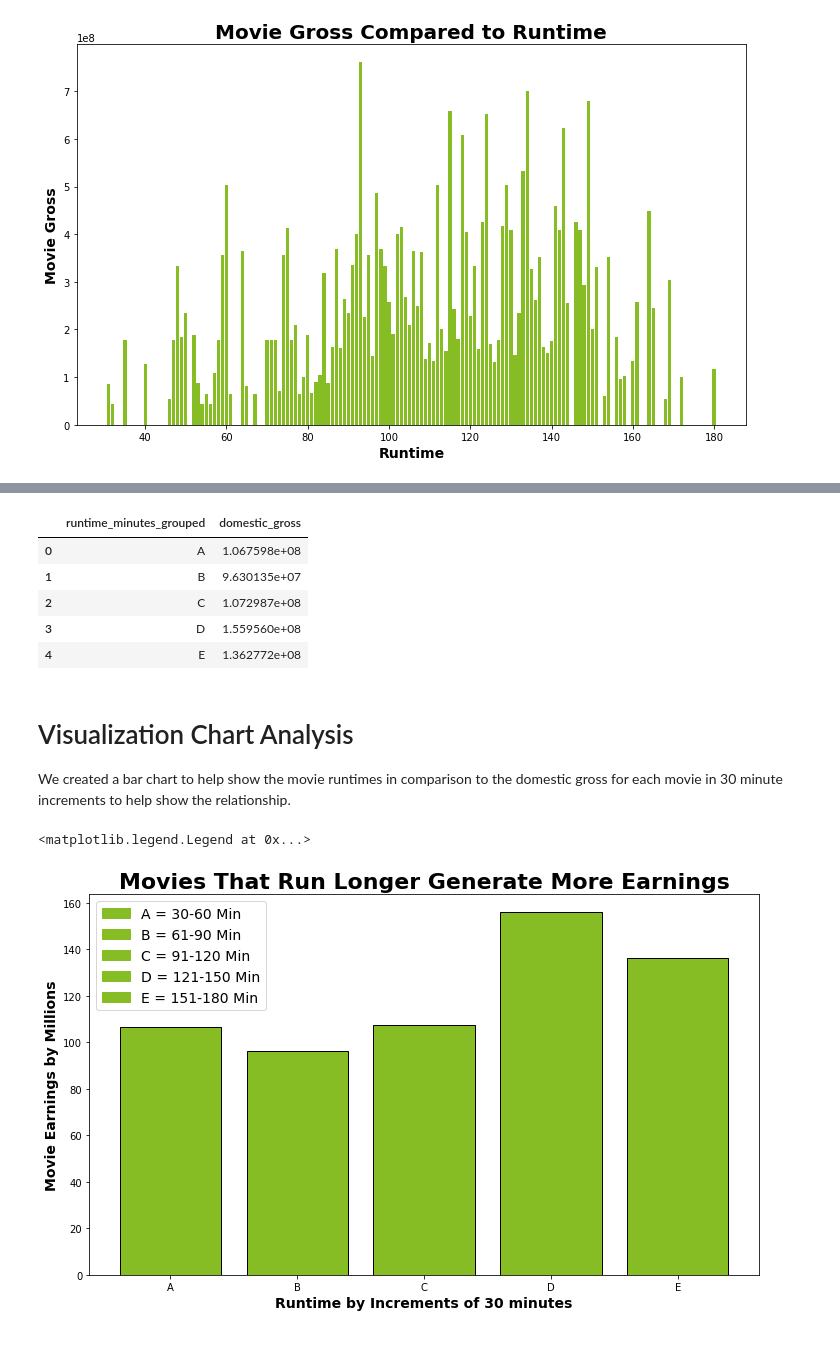
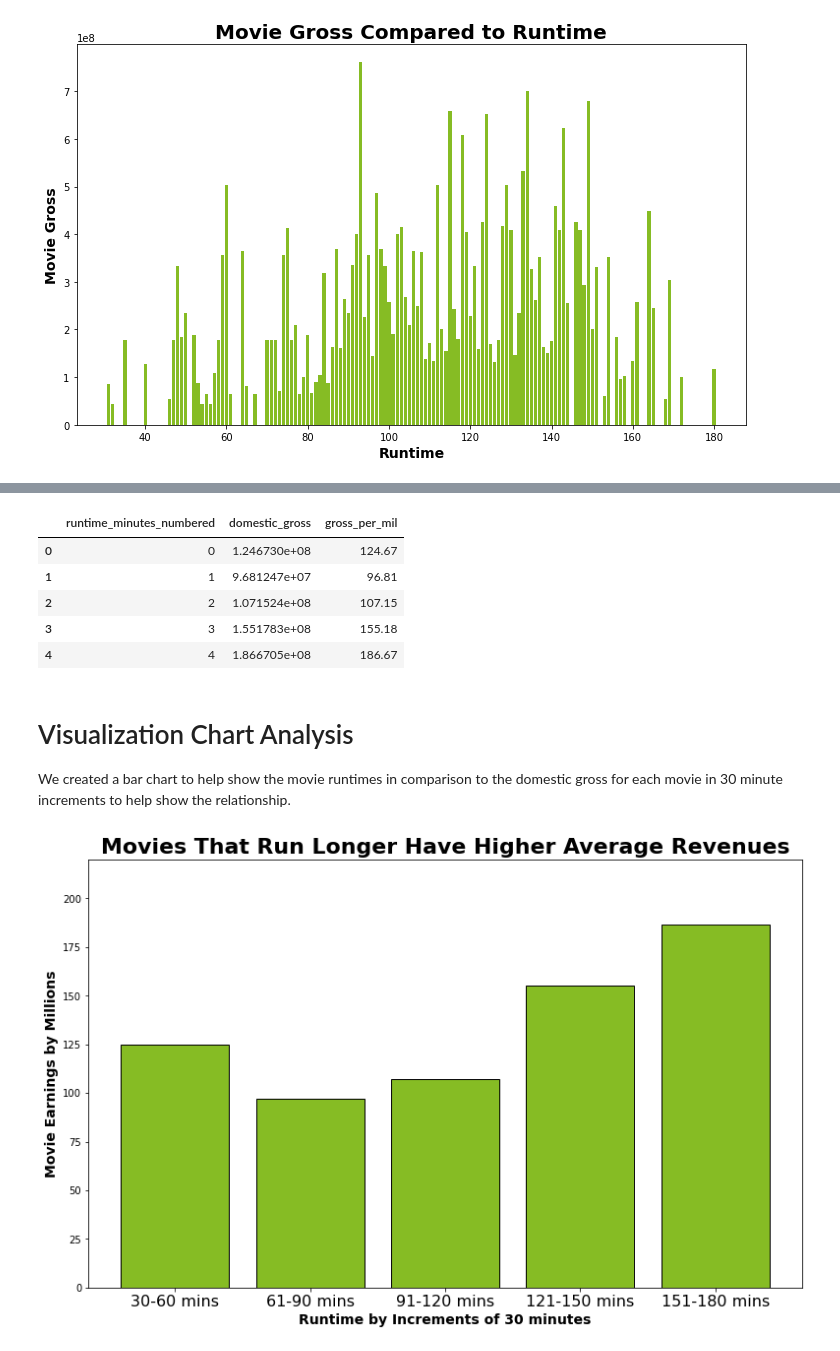
Before and after one commit to harte3/Flatiron-Capstone-Group-2, a Jupyter notebook: notebooks/donnie-kevin/Donnie-Kevin.ipynb, the cells around one changed output, grey strips where cells are left out. Saved outputs shown, nothing was run; the diff lists cells and outputs as text; code cells hidden in the pictures.

```diff
--- a/notebooks/donnie-kevin/Donnie-Kevin.ipynb
+++ b/notebooks/donnie-kevin/Donnie-Kevin.ipynb
@@ -246,4 +250,18 @@ filtered_gross.head(25)
+# %%
+def f(row):
+    if row['runtime_minutes'] in bin1:
+        val = 0
+    elif row['runtime_minutes'] in bin2:
+        val = 1
+    elif row['runtime_minutes'] in bin3:
+        val = 2
+    elif row['runtime_minutes'] in bin4:
+        val = 3
+    else:
+        val = 4
+    return val
+filtered_gross['runtime_minutes_numbered'] = filtered_gross.apply(f, axis=1)
 # %%
-df_run = filtered_gross.groupby('runtime_minutes_grouped')['domestic_gross'].mean().reset_index()
+df_run = filtered_gross.groupby('runtime_minutes_numbered')['domestic_gross'].mean().reset_index()
 df_run
 # %% [output]
@@ -255,0 +274,3 @@ df_run
+# %%
+df_run['gross_per_mil'] = round(df_run['domestic_gross']/1000000,2)
+df_run
@@ -256,33 +284,48 @@ df_run
 # %%
-df_ordered = df_run.sort_values(['runtime_minutes_grouped','domestic_gross'], ascending=True)
+df_ordered = df_run.sort_values(['runtime_minutes_numbered','domestic_gross'], ascending=True)
 df_ordered
 # %% [output]
-|  | runtime_minutes_grouped | domestic_gross |
-| 0 | A | 1.067598e+08 |
-| 1 | B | 9.630135e+07 |
-| 2 | C | 1.072987e+08 |
-| 3 | D | 1.559560e+08 |
-| 4 | E | 1.362772e+08 |
+|  | runtime_minutes_numbered | domestic_gross | gross_per_mil |
+| 0 | 0 | 1.246730e+08 | 124.67 |
+| 1 | 1 | 9.681247e+07 | 96.81 |
+| 2 | 2 | 1.071524e+08 | 107.15 |
+| 3 | 3 | 1.551783e+08 | 155.18 |
+| 4 | 4 | 1.866705e+08 | 186.67 |
 # %% [markdown]
 # Visualization Chart Analysis
 We created a bar chart to help show the movie runtimes in comparison to the domestic gross for each movie in 30 minute increments to help show the relationship.
 # %%
-import matplotlib.patches as mpatches
-plt.figure(figsize = (12, 7)) #adjusting the figure size of the bar graph
+labels =  ['30-60 mins','61-90 mins', '91-120 mins', '121-150 mins','151-180 mins']
+x = df_run['runtime_minutes_numbered']
+y = df_run['gross_per_mil']
+
+plt.figure(figsize = (13, 8)) #adjusting the figure size of the bar graph
 #Plotting a bar chart and dividing the domestic gross column by 1 million to have the y axis increments clearly defined
-plt.bar(df_ordered['runtime_minutes_grouped'],df_ordered['domestic_gross']/1000000,align='center', edgecolor='black', color = '#86BC24')
-plt.title('Movies That Run Longer Generate More Earnings', fontsize = 22, fontweight = 'bold') #plotting the title
-plt.ylabel('Movie Earnings by Millions', fontsize = '14', fontweight = 'bold') #plotting the y axis label
-plt.xlabel('Runtime by Increments of 30 minutes', fontsize = '14', fontweight = 'bold') #plotting the x axis label
+plt.bar(x,
+        y,
+        align='center',
+        edgecolor='black',
+        color = '#86BC24')
 
+plt.title('Movies That Run Longer Have Higher Average Revenues',
+          fontsize = 22,
+          fontweight = 'bold') #plotting the title
 
-patch1 = mpatches.Patch(color = '#86BC24', label= 'A = 30-60 Min')
-patch2 = mpatches.Patch(color = '#86BC24', label = 'B = 61-90 Min')
-patch3 = mpatches.Patch(color = '#86BC24', label = 'C = 91-120 Min')
-patch4 = mpatches.Patch(color = '#86BC24', label = 'D = 121-150 Min')
-patch5 = mpatches.Patch(color = '#86BC24', label = 'E = 151-180 Min')
-plt.legend(handles=[patch1, patch2, patch3, patch4, patch5], fontsize = 14)
+plt.ylabel('Movie Earnings by Millions',
+           fontsize = '14',
+           fontweight = 'bold') #plotting the y axis label
+
+plt.xlabel('Runtime by Increments of 30 minutes',
+           fontsize = '14',
+           fontweight = 'bold') #plotting the x axis label
+
+plt.xticks(ticks=x,
+           labels=labels,
+           fontsize = 16)
+
+plt.ylim(top=220)
+
+plt.show()
 # %% [output]
-<matplotlib.legend.Legend at 0x...>
-[figure, old version]
+[figure, new version]
 # %% [markdown]
```
Also changed, not shown: parts of 4 cells of this notebook.
